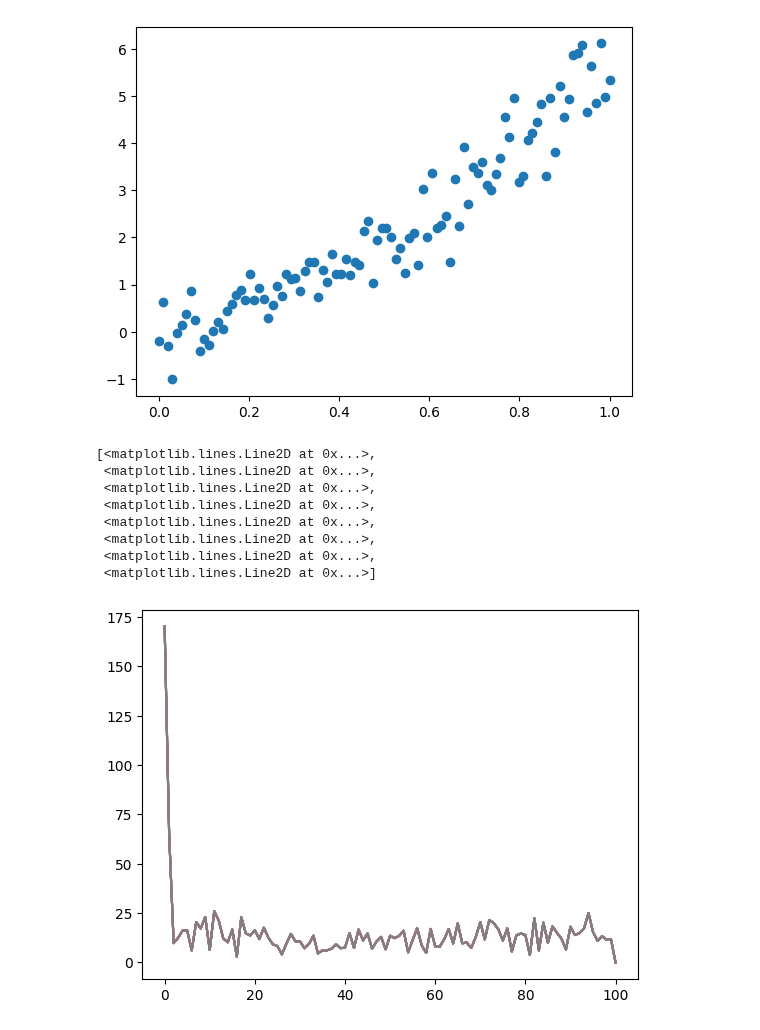
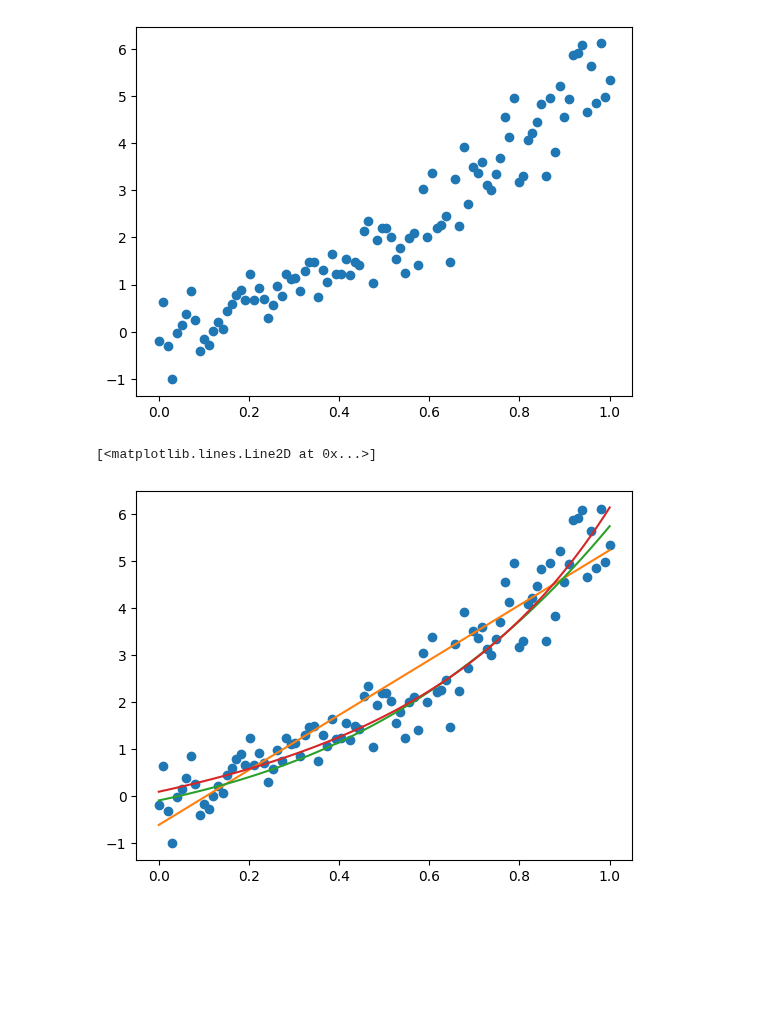
Before and after one commit to rhtweedie/ml_assignments, a Jupyter notebook: CurveFitting.ipynb, the cells around one changed output. Saved outputs shown, nothing was run; the diff lists cells and outputs as text; code cells hidden in the pictures; blank space fills up the shorter version.

Commit message:
Plot models against 3rd order data

```diff
--- a/CurveFitting.ipynb
+++ b/CurveFitting.ipynb
@@ -166,43 +166,42 @@ ax.plot(data_x, data_y, 'o')
 # %%
 # Implement stochastic gradient descent algorithm to fit a third order polynomial
 
 NUM_STEPS = 100
 START_THETA_1 = [-1, 0.5]
 START_THETA_3 = [-1, 0.5, 0.5, 0.5]
 START_THETA_7 = [-1, 0.5, 0.5, 0.5, 0.5, 0.5, 0.5, 0.5]
 TRUE_THETA = [0, 2, 2, 2]
 TRUE_SIGMA = 0.5
 ETA = 0.5
 
 # fit first order polynomial
 theta_pol_1, chi_sq_pol_1 = stochastic_grad_desc(NUM_STEPS, START_THETA_1, TRUE_THETA, TRUE_SIGMA, ETA)
 
 # fit third order polynomial
 theta_pol_3, chi_sq_pol_3 = stochastic_grad_desc(NUM_STEPS, START_THETA_3, TRUE_THETA, TRUE_SIGMA, ETA)
 
 # fit seventh order polynomial
 theta_pol_7, chi_sq_pol_7 = stochastic_grad_desc(NUM_STEPS, START_THETA_7, TRUE_THETA, TRUE_SIGMA, ETA)
 
 # plot convergence of chi_sq to minimum
-fig, ax = plt.subplots()
-ax.plot(range(len(chi_sq_pol_7)), chi_sq_pol_7)
+#fig, ax = plt.subplots()
+#ax.plot(range(len(chi_sq_pol_7)), chi_sq_pol_7)
 
 # plot original data set against trained model polynomial
-#final_theta = theta_pol_1[-1]
-#print(final_theta)
+final_theta_1 = theta_pol_1[-1]
+final_theta_3 = theta_pol_3[-1]
+final_theta_7 = theta_pol_7[-1]
 
-#y_final = polyModelWithNoise(data_x, final_theta, 0)
+y_final_1 = polyModelWithNoise(data_x, final_theta_1, 0)
+y_final_3 = polyModelWithNoise(data_x, final_theta_3, 0)
+y_final_7 = polyModelWithNoise(data_x, final_theta_7, 0)
 
 #fig, ax = plt.subplots()
-#ax.plot(data_x, data_y, 'o')
-#ax.plot(data_x, y_final)
+fig, ax = plt.subplots()
+ax.plot(data_x, data_y, 'o')
+ax.plot(data_x, y_final_1)
+ax.plot(data_x, y_final_3)
+ax.plot(data_x, y_final_7)
 # %% [output]
-[<matplotlib.lines.Line2D at 0x...>,
- <matplotlib.lines.Line2D at 0x...>,
- <matplotlib.lines.Line2D at 0x...>,
- <matplotlib.lines.Line2D at 0x...>,
- <matplotlib.lines.Line2D at 0x...>,
- <matplotlib.lines.Line2D at 0x...>,
- <matplotlib.lines.Line2D at 0x...>,
- <matplotlib.lines.Line2D at 0x...>]
+[<matplotlib.lines.Line2D at 0x...>]
-[figure, old version]
+[figure, new version]
```
